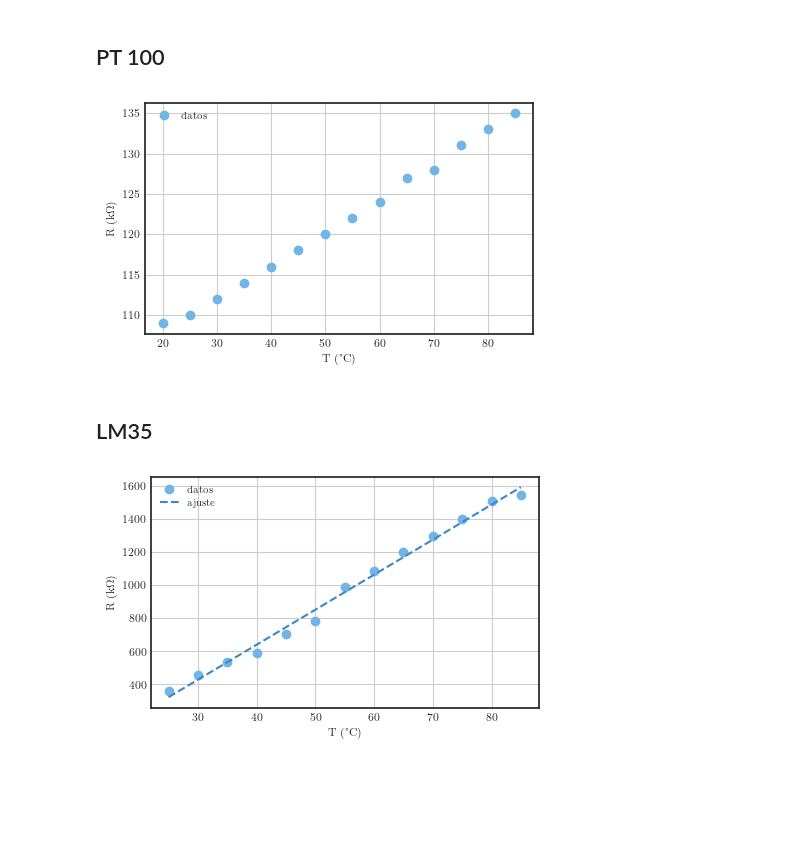
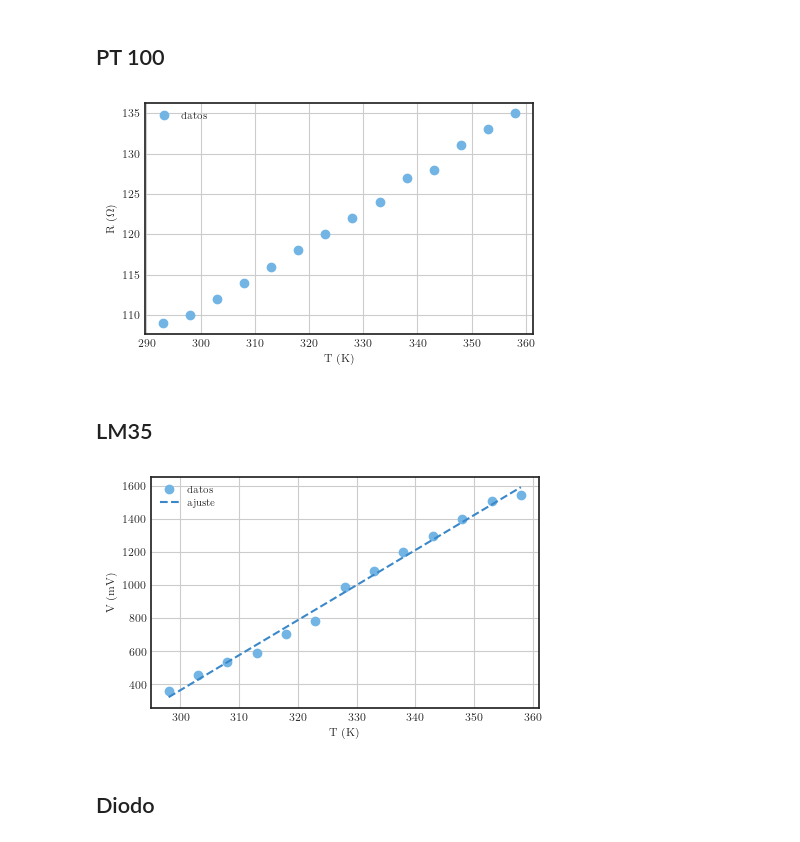
Before and after one commit to JuanSierra2003/hello-world, a Jupyter notebook: termoExp/termometros/exp1.ipynb, the cells around one changed output. Cells and saved outputs as stored; diff of their text form; code cells hidden in the pictures; blank space fills up the shorter version.

```diff
--- a/termoExp/termometros/exp1.ipynb
+++ b/termoExp/termometros/exp1.ipynb
@@ -113,16 +114,16 @@ T_pt100 = np.array(dF['T pt100 (grados)'])
 # %%
 figure4 = plt.figure(figsize=(5, 3))
 
-plt.plot(T_pt100, R_pt100, 'o', label = 'datos')
+plt.plot(T_pt100+273, R_pt100, 'o', label = 'datos')
 
-plt.xlabel(r'T (°C)')
-plt.ylabel(r'R (k$\Omega$)')
+plt.xlabel(r'T (K)')
+plt.ylabel(r'R ($\Omega$)')
 
 plt.grid()
 plt.legend()
 plt.savefig('pt100.pdf', dpi=300)
 # %% [output]
-[figure, old version]
+[figure, new version]
 # %% [markdown]
 ## LM35
 # %%
@@ -131,14 +132,16 @@ T_LM = np.array(dF['T LM  [C]'])
 # %%
 figure5 = plt.figure(figsize=(5, 3))
 
-plt.plot(T_LM, V_LM, 'o', label = 'datos')
-plt.plot(T_LM, 21.16*T_LM-205.81, '--', label = 'ajuste')
+plt.plot(T_LM+273, V_LM, 'o', label = 'datos')
+plt.plot(T_LM+273, 21.16*T_LM-205.81, '--', label = 'ajuste')
 
-plt.xlabel(r'T (°C)')
+plt.xlabel(r'T (K)')
 plt.ylabel(r'V (mV)')
 
 plt.grid()
 plt.legend()
-plt.savefig('pt100.pdf', dpi=300)
+plt.savefig('LM35.pdf', dpi=300)
 # %% [output]
-[figure, old version]
+[figure, new version]
+# %% [markdown]
+## Diodo
```
Also changed, not shown: parts of 6 cells of this notebook, 7 other files.
